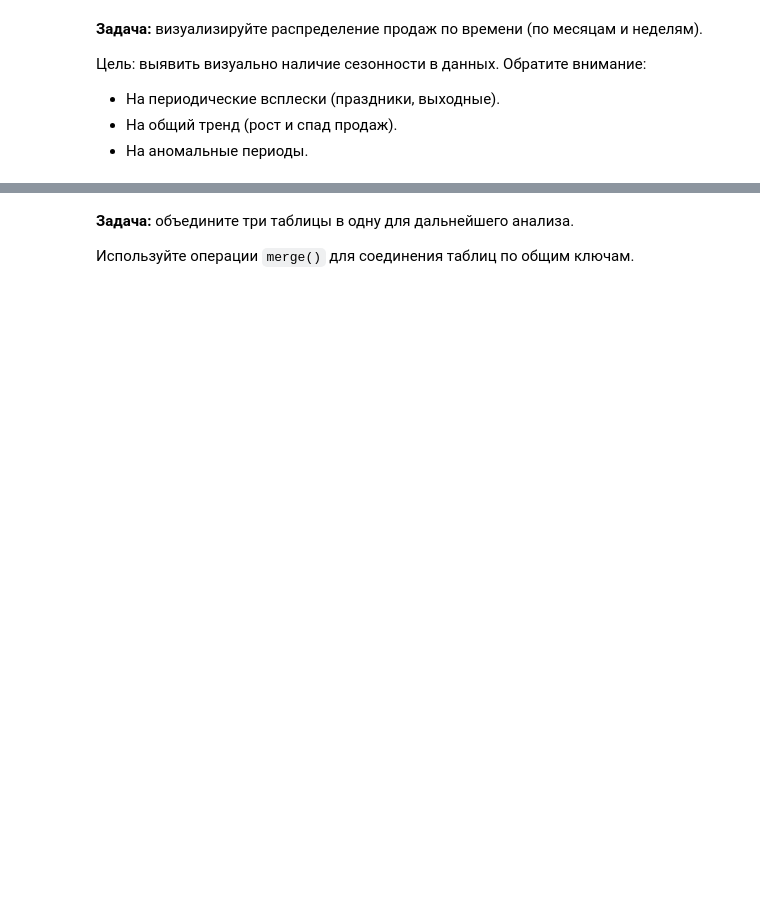
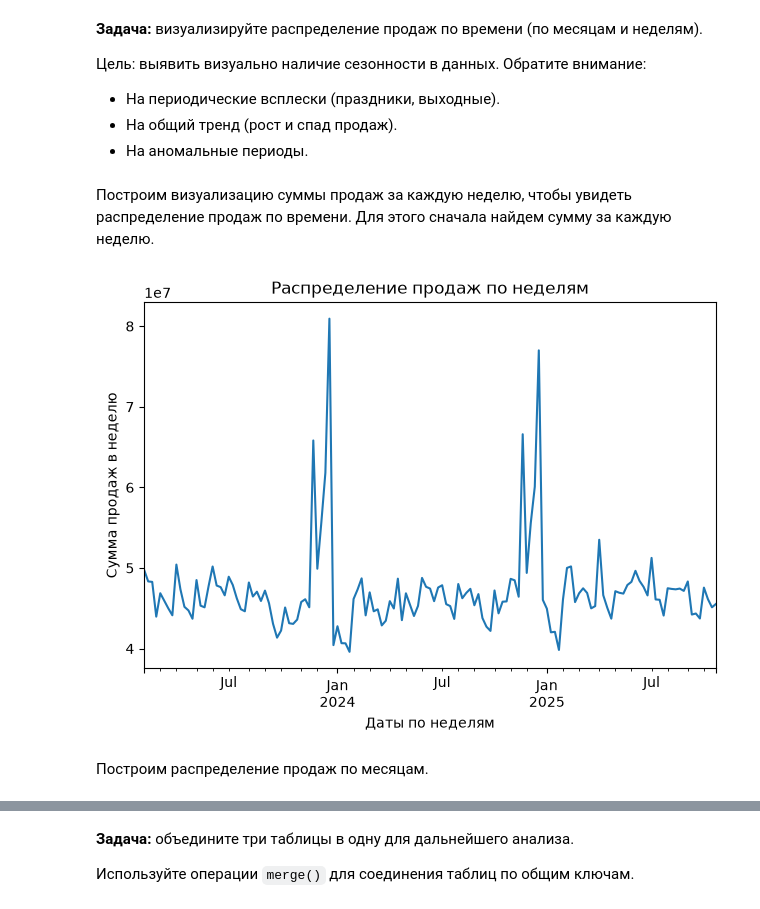
Before and after one commit to AnnaTN/darkstore-ml-airflow-pipeline, a Jupyter notebook: main_notebook.ipynb, the cells around one changed output, grey strips where cells are left out. Saved outputs shown, nothing was run; the diff lists cells and outputs as text; code cells hidden in the pictures; blank space fills up the shorter version.

```diff
--- a/main_notebook.ipynb
+++ b/main_notebook.ipynb
@@ -76,3 +87,11 @@ RANDOM_STATE = 42
+# %%
+connection = psycopg2.connect(
+    dbname=os.getenv('DB_NAME'),
+    user=os.getenv('DB_USER'),
+    password=os.getenv('DB_PASSWORD'),
+    host=os.getenv('DB_HOST'),
+    port=os.getenv('DB_PORT')
+)
 # %% [markdown]
 **Задача:** загрузите три таблицы из PostgreSQL: `sales`, `stores`, `features`.
 
@@ -79,0 +101,4 @@ RANDOM_STATE = 42
+# %%
+df_sales = pd.read_sql_query("SELECT * FROM sales", connection)
+df_stores = pd.read_sql_query("SELECT * FROM stores", connection)
+df_features = pd.read_sql_query("SELECT * FROM features", connection)
@@ -80,3 +187,6 @@ RANDOM_STATE = 42
+# %%
+df_sales['date'] = pd.to_datetime(df_sales['date'])
+df_features['date'] = pd.to_datetime(df_features['date'])
 # %% [markdown]
 **Задача:** обработайте пропуски и дубликаты в каждой таблице.
 
@@ -93,3 +269,20 @@ RANDOM_STATE = 42
 - На периодические всплески (праздники, выходные).
 - На общий тренд (рост и спад продаж).
 - На аномальные периоды.
+# %% [markdown]
+Построим визуализацию суммы продаж за каждую неделю, чтобы увидеть распределение продаж по времени. Для этого сначала найдем сумму за каждую неделю.
+# %%
+sales_sum_week = df_sales.groupby('date')['weekly_sales'].sum().reset_index(name='weekly_sales')
+# %%
+sales_sum_week.plot(x='date',
+                    y='weekly_sales',
+                    title='Распределение продаж по неделям',
+                    xlabel='Даты по неделям',
+                    ylabel='Сумма продаж в неделю',
+                    legend=False
+                    )
+plt.tight_layout()
+# %% [output]
+[figure, added]
+# %% [markdown]
+Построим распределение продаж по месяцам.
```
Also changed, not shown: parts of 101 cells of this notebook, 1 other file.
